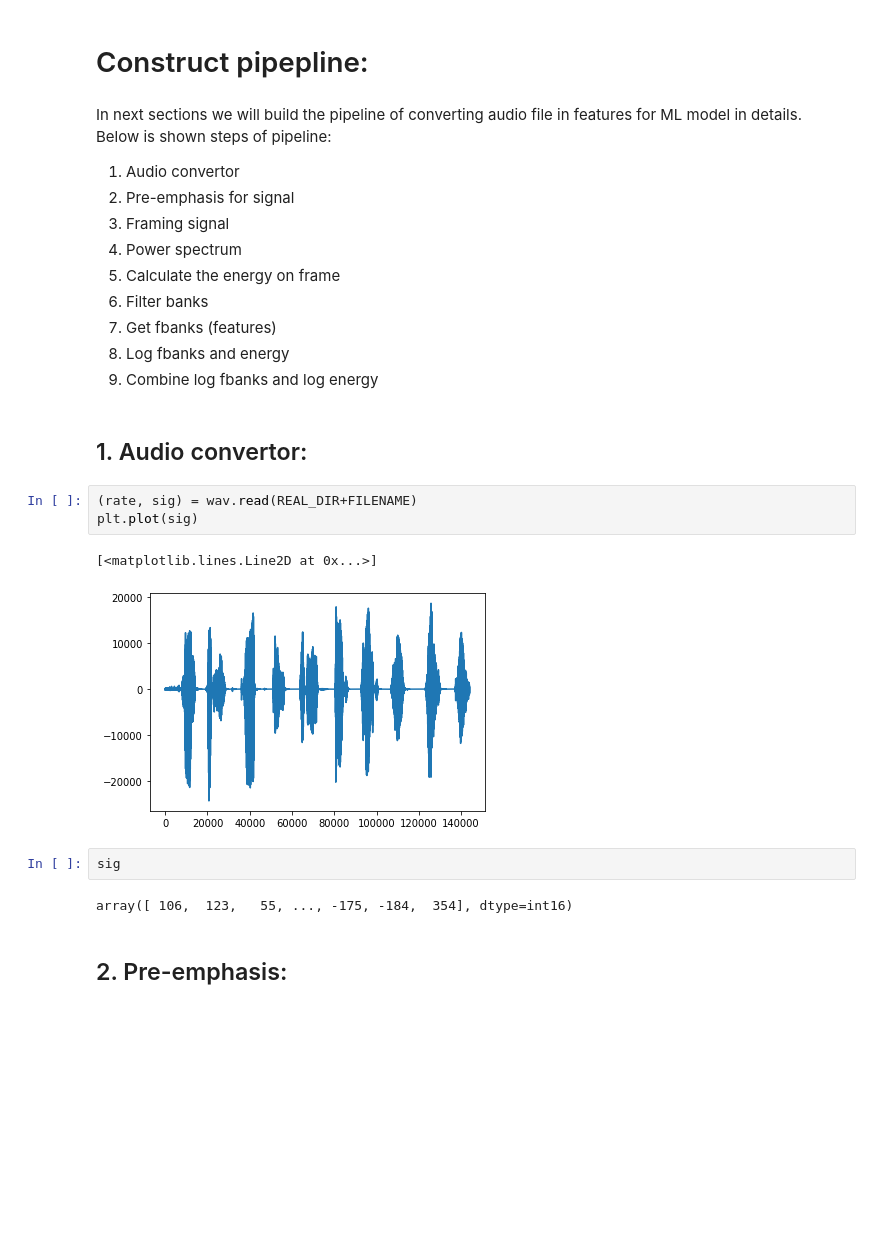
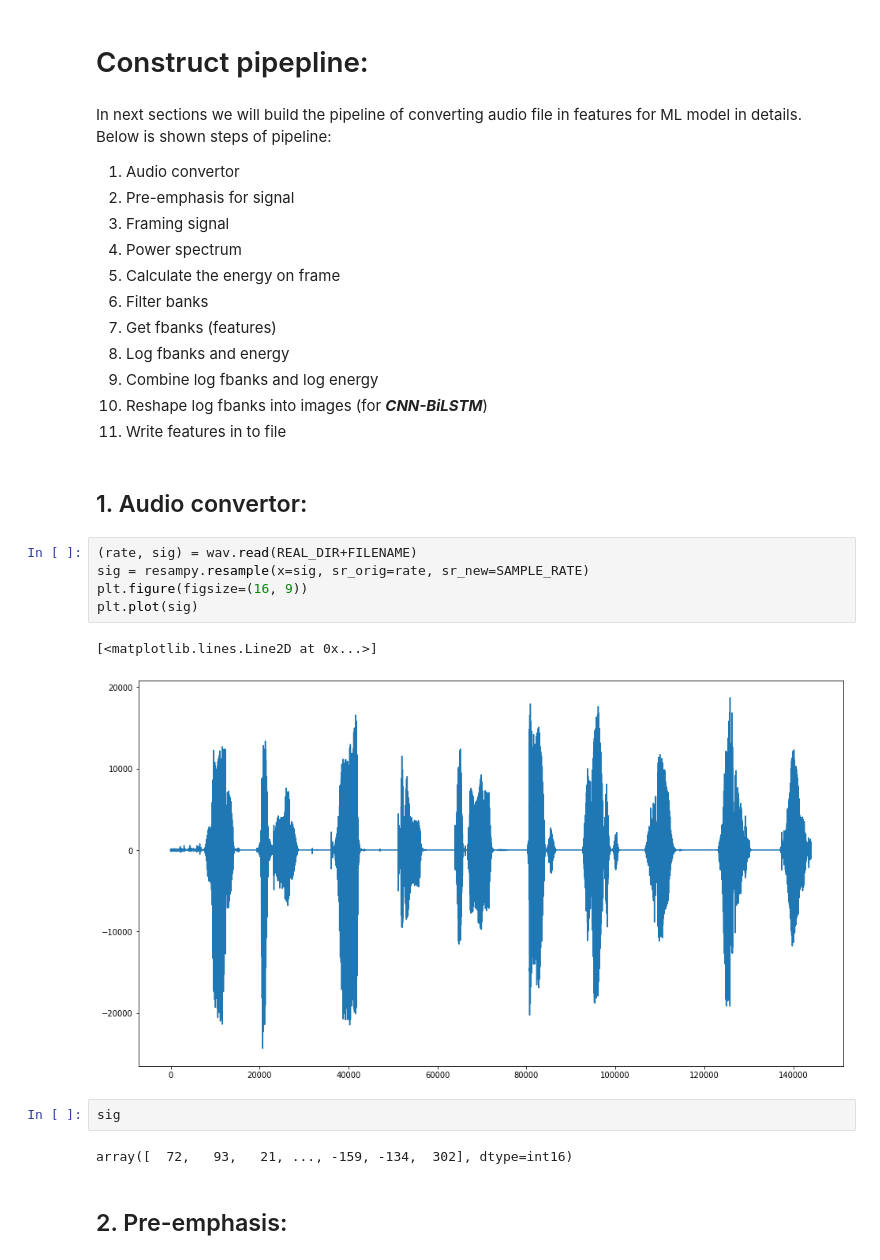
Before and after one commit to AlexKly/VegaVAD, a Jupyter notebook: Python/Exploration model/The modeling of audio processing.ipynb, the cells around one changed output. Saved outputs shown, nothing was run; the diff lists cells and outputs as text; blank space fills up the shorter version.

```diff
--- a/Python/Exploration model/The modeling of audio processing.ipynb
+++ b/Python/Exploration model/The modeling of audio processing.ipynb
@@ -43,18 +50,22 @@ Below is shown steps of pipeline:
 7. Get fbanks (features)
 8. Log fbanks and energy
 9. Combine log fbanks and log energy
+10. Reshape log fbanks into images (for <b>*CNN-BiLSTM*</b>)
+11. Write features in to file
 # %% [markdown]
 ## 1. Audio convertor:
 # %%
 (rate, sig) = wav.read(REAL_DIR+FILENAME)
+sig = resampy.resample(x=sig, sr_orig=rate, sr_new=SAMPLE_RATE)
+plt.figure(figsize=(16, 9))
 plt.plot(sig)
 # %% [output]
 [<matplotlib.lines.Line2D at 0x...>]
-[figure, old version]
+[figure, new version]
 # %%
 sig
 # %% [output]
-array([ 106,  123,   55, ..., -175, -184,  354], dtype=int16)
+array([  72,   93,   21, ..., -159, -134,  302], dtype=int16)
 # %% [markdown]
 ## 2. Pre-emphasis:
 # %%
```
Also changed, not shown: parts of 26 cells of this notebook, 2 other files.
